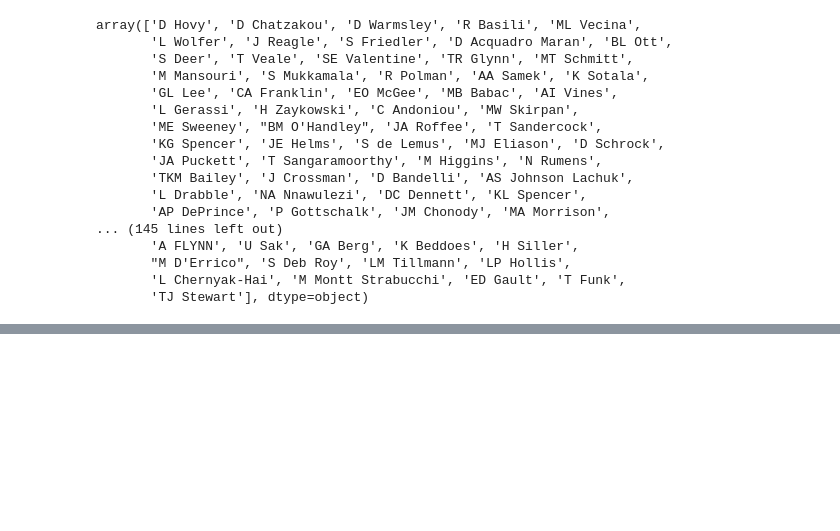
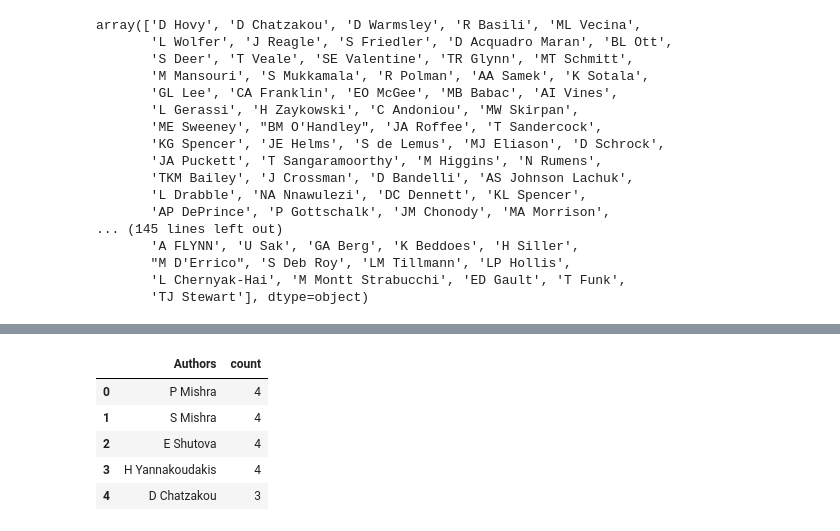
Before and after one commit to booktrackerGirl/Data-wrangling-and-analysis, a Jupyter notebook: Google Scholar Search/SerpAPI/serpapi_analysis.ipynb, the cells around one changed output, grey strips where cells are left out. Cells and saved outputs as stored; diff of their text form; code cells hidden in the pictures; blank space fills up the shorter version.

```diff
--- a/Google Scholar Search/SerpAPI/serpapi_analysis.ipynb
+++ b/Google Scholar Search/SerpAPI/serpapi_analysis.ipynb
@@ -1029,0 +1057,11 @@ array(['D Hovy', 'D Chatzakou', 'D Warmsley', 'R Basili', 'ML Vecina',
+# %%
+authors_df = pd.DataFrame(auth_counts.most_common(35),
+                             columns=['Authors', 'count'])
+authors_df.head()
+# %% [output]
+|  | Authors | count |
+| 0 | P Mishra | 4 |
+| 1 | S Mishra | 4 |
+| 2 | E Shutova | 4 |
+| 3 | H Yannakoudakis | 4 |
+| 4 | D Chatzakou | 3 |
```
Also changed, not shown: parts of 2 cells of this notebook.
